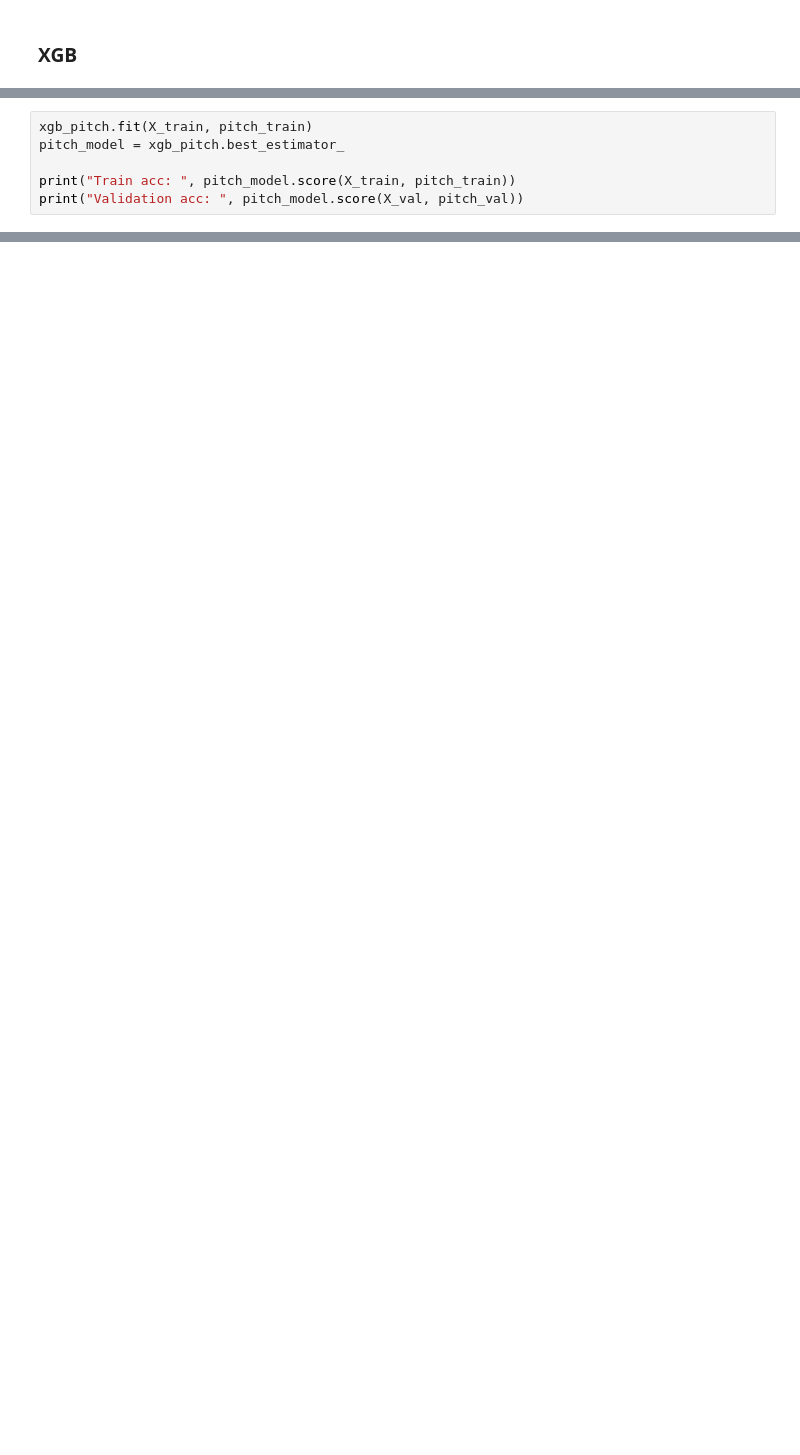
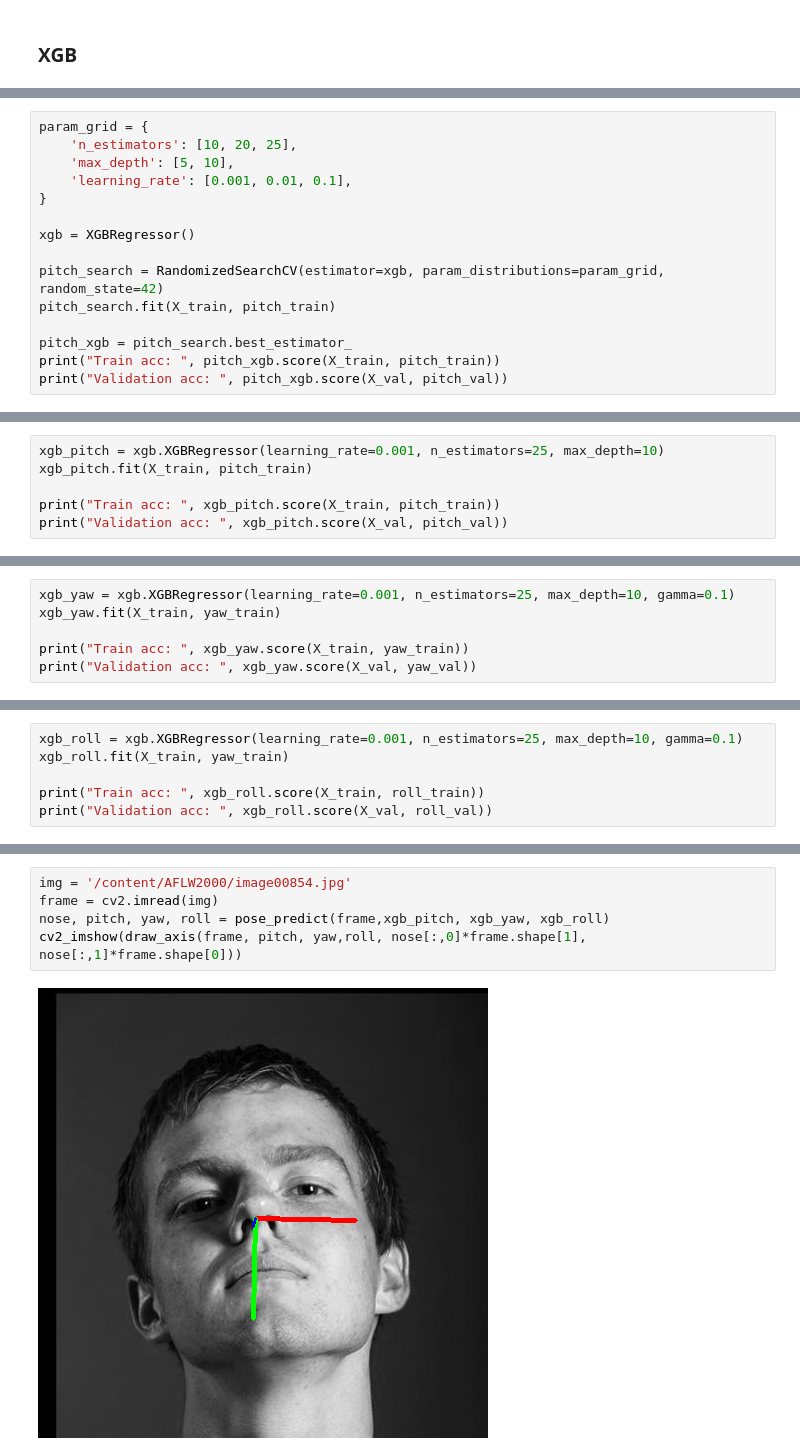
Before and after one commit to alaa-shehab/Head-Pose-Estimation, a Jupyter notebook: ML1_Head_Pose_Estimation_Project.ipynb, the cells around one changed output, grey strips where cells are left out. Saved outputs shown, nothing was run; the diff lists cells and outputs as text; blank space fills up the shorter version.

```diff
--- a/ML1_Head_Pose_Estimation_Project.ipynb
+++ b/ML1_Head_Pose_Estimation_Project.ipynb
@@ -704,0 +850,15 @@ xgb_pitch = GridSearchCV(estimator=xgb, param_grid=param_grid, cv=3, scoring='ne
+# %%
+param_grid = {
+    'n_estimators': [10, 20, 25],
+    'max_depth': [5, 10],
+    'learning_rate': [0.001, 0.01, 0.1],
+}
+
+xgb = XGBRegressor()
+
+pitch_search = RandomizedSearchCV(estimator=xgb, param_distributions=param_grid, random_state=42)
+pitch_search.fit(X_train, pitch_train)
+
+pitch_xgb = pitch_search.best_estimator_
+print("Train acc: ", pitch_xgb.score(X_train, pitch_train))
+print("Validation acc: ", pitch_xgb.score(X_val, pitch_val))
@@ -705,6 +867,6 @@ xgb_pitch = GridSearchCV(estimator=xgb, param_grid=param_grid, cv=3, scoring='ne
 # %%
+xgb_pitch = xgb.XGBRegressor(learning_rate=0.001, n_estimators=25, max_depth=10)
 xgb_pitch.fit(X_train, pitch_train)
-pitch_model = xgb_pitch.best_estimator_
 
-print("Train acc: ", pitch_model.score(X_train, pitch_train))
-print("Validation acc: ", pitch_model.score(X_val, pitch_val))
+print("Train acc: ", xgb_pitch.score(X_train, pitch_train))
+print("Validation acc: ", xgb_pitch.score(X_val, pitch_val))
@@ -716,0 +885,6 @@ print(f"MAE: {mae}")
+# %%
+xgb_yaw = xgb.XGBRegressor(learning_rate=0.001, n_estimators=25, max_depth=10, gamma=0.1)
+xgb_yaw.fit(X_train, yaw_train)
+
+print("Train acc: ", xgb_yaw.score(X_train, yaw_train))
+print("Validation acc: ", xgb_yaw.score(X_val, yaw_val))
@@ -716,0 +903,6 @@ print(f"MAE: {mae}")
+# %%
+xgb_roll = xgb.XGBRegressor(learning_rate=0.001, n_estimators=25, max_depth=10, gamma=0.1)
+xgb_roll.fit(X_train, yaw_train)
+
+print("Train acc: ", xgb_roll.score(X_train, roll_train))
+print("Validation acc: ", xgb_roll.score(X_val, roll_val))
@@ -716,0 +921,7 @@ print(f"MAE: {mae}")
+# %%
+img = '/content/AFLW2000/image00854.jpg'
+frame = cv2.imread(img)
+nose, pitch, yaw, roll = pose_predict(frame,xgb_pitch, xgb_yaw, xgb_roll)
+cv2_imshow(draw_axis(frame, pitch, yaw,roll, nose[:,0]*frame.shape[1], nose[:,1]*frame.shape[0]))
+# %% [output]
+[figure, added]
```
Also changed, not shown: parts of 43 cells of this notebook.
